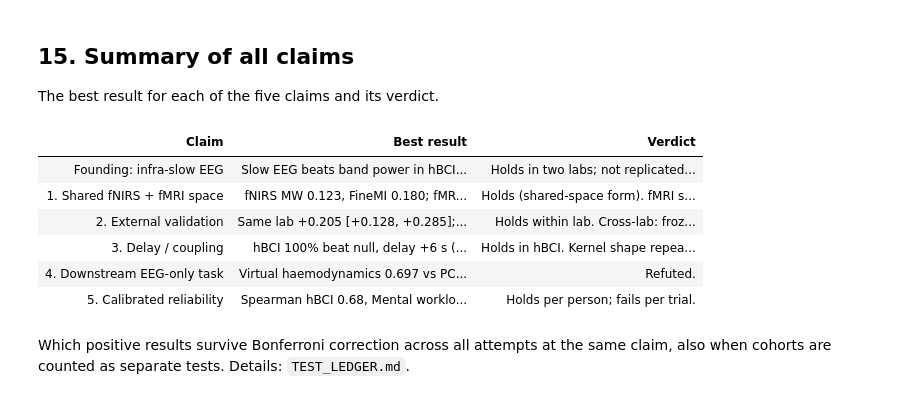
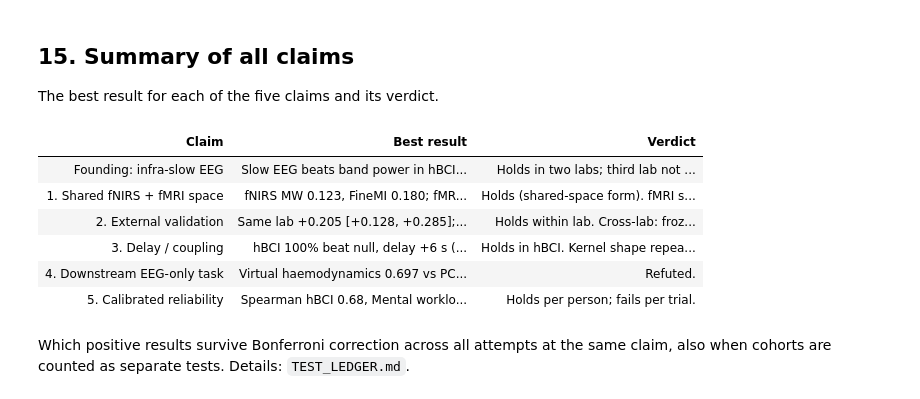
Before and after one commit to muntasirhossain2003/Cross-Modal-Prediction-of-fNIRS-Haemodynamics-From-Infra-Slow-EEG, a Jupyter notebook: merge/NeuroVascNet_Full.ipynb, the cells around one changed output. Cells and saved outputs as stored; diff of their text form; code cells hidden in the pictures.

Commit message:
Add P13 result: the P12.1 method recovers the slow-EEG advantage in 1 of 3 cohorts, so that test is uninformative; uncued windows recover it in all 3, not in the third lab

```diff
--- a/merge/NeuroVascNet_Full.ipynb
+++ b/merge/NeuroVascNet_Full.ipynb
@@ -6134,21 +6351,21 @@ The best result for each of the five claims and its verdict.
 # %%
 c1m, c1f = J("claim1_fresh_mental_workload_results.json"), J("claim1_fresh_finemi_results.json")
 ext = J("external_claim2_results.json")["hbci_to_mental_workload"]
 t2, bp, sm = J("nvc_transfer2_results.json"), J("nvc_bandpower_results.json"), J("nvc_delay_smooth_results.json")
 rep = J("downstream_repr_nlab0_results.json")["hbci_MI_left_right (primary)"]["mean_acc"]
 rel = J("calib_reliability_results.json")
 cal = t2["calibrated | finemi"]
 table([
- ["Founding: infra-slow EEG", "Slow EEG beats band power in hBCI, mental workload and FineMI; not in the third lab (P12: 0.057 vs 0.065, n = 15)", "<b>Holds in two labs; not replicated in a third.</b>"],
+ ["Founding: infra-slow EEG", "Slow EEG beats band power in hBCI, mental workload and FineMI, also without cue alignment (P13). Third lab: declared test cannot detect it; exploratory window test finds nothing (n = 15)", "<b>Holds in two labs; third lab not established.</b>"],
  ["1. Shared fNIRS + fMRI space", f"fNIRS MW {c1m['fnirs']['joint']['r_subject']:.3f}, FineMI {c1f['fnirs']['joint']['r_subject']:.3f}; fMRI {c1m['fmri']['joint']['r_subject']:.3f}", "<b>Holds</b> (shared-space form). fMRI supervision does not improve fNIRS."],
  ["2. External validation", f"Same lab {ext['r_subject']:+.3f} {ci(ext['ci_low'], ext['ci_high'])}; other lab, calibrated {cal['diff']:+.3f} {ci(*cal['ci'])}", "<b>Holds within lab.</b> Cross-lab: frozen fails, calibrated nominal in FineMI and not reproduced in the third lab."],
  ["3. Delay / coupling", f"hBCI {bp['hbci']['frac_beating_null']:.0%} beat null, delay {bp['hbci']['median_delay_s']:+.0f} s (EEG first); delay repeats {sm['hbci | raw']['agree_2s']:.0%} vs {sm['hbci | raw']['chance']:.0%} chance", "<b>Holds in hBCI.</b> Kernel shape repeats in other cohorts; precise delay there is inconclusive."],
  ["4. Downstream EEG-only task", f"Virtual haemodynamics {rep['V']:.3f} vs PCA {rep['PC']:.3f}", "<b>Refuted.</b>"],
  ["5. Calibrated reliability", "Spearman " + ", ".join(f"{COH[c]} {rel[c]['spearman_score_vs_minus_error']:.2f}" for c in COH), "<b>Holds per person</b>; fails per trial."],
 ], ["Claim", "Best result", "Verdict"])
 # %% [output]
 | Claim | Best result | Verdict |
-| Founding: infra-slow EEG | Slow EEG beats band power in hBCI... | Holds in two labs; not replicated... |
+| Founding: infra-slow EEG | Slow EEG beats band power in hBCI... | Holds in two labs; third lab not ... |
 | 1. Shared fNIRS + fMRI space | fNIRS MW 0.123, FineMI 0.180; fMR... | Holds (shared-space form). fMRI s... |
 | 2. External validation | Same lab +0.205 [+0.128, +0.285];... | Holds within lab. Cross-lab: froz... |
 | 3. Delay / coupling | hBCI 100% beat null, delay +6 s (... | Holds in hBCI. Kernel shape repea... |
```
Also changed, not shown: parts of 7 cells of this notebook, 16 other files.
